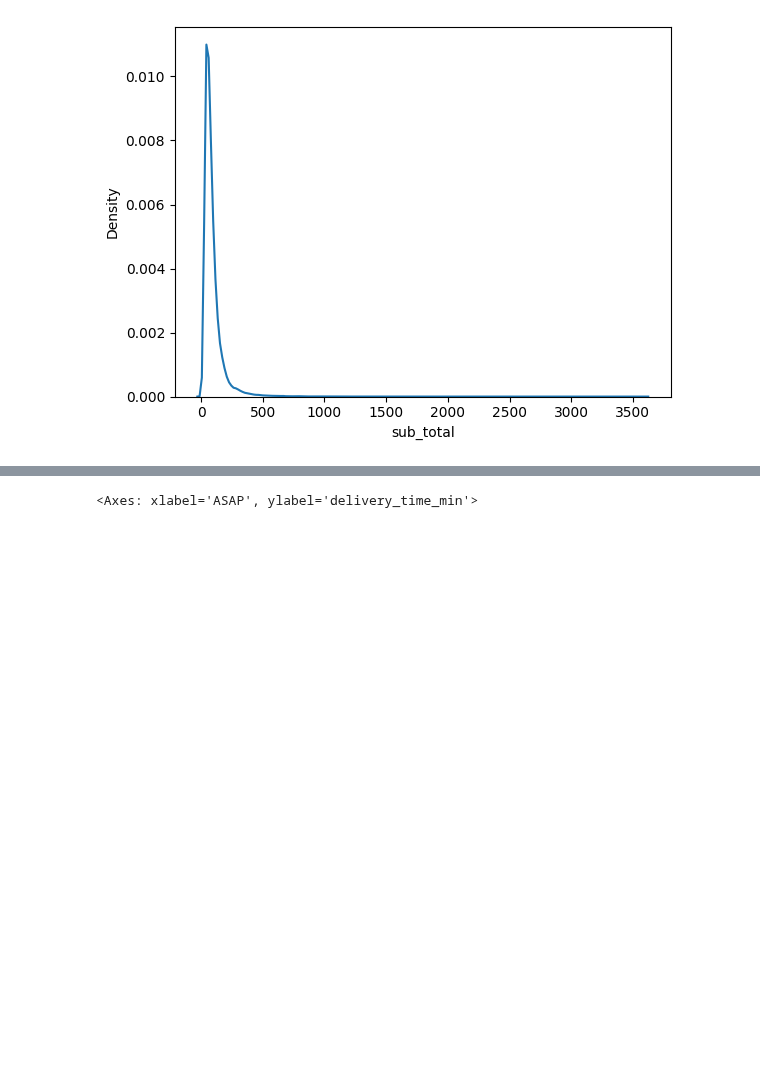
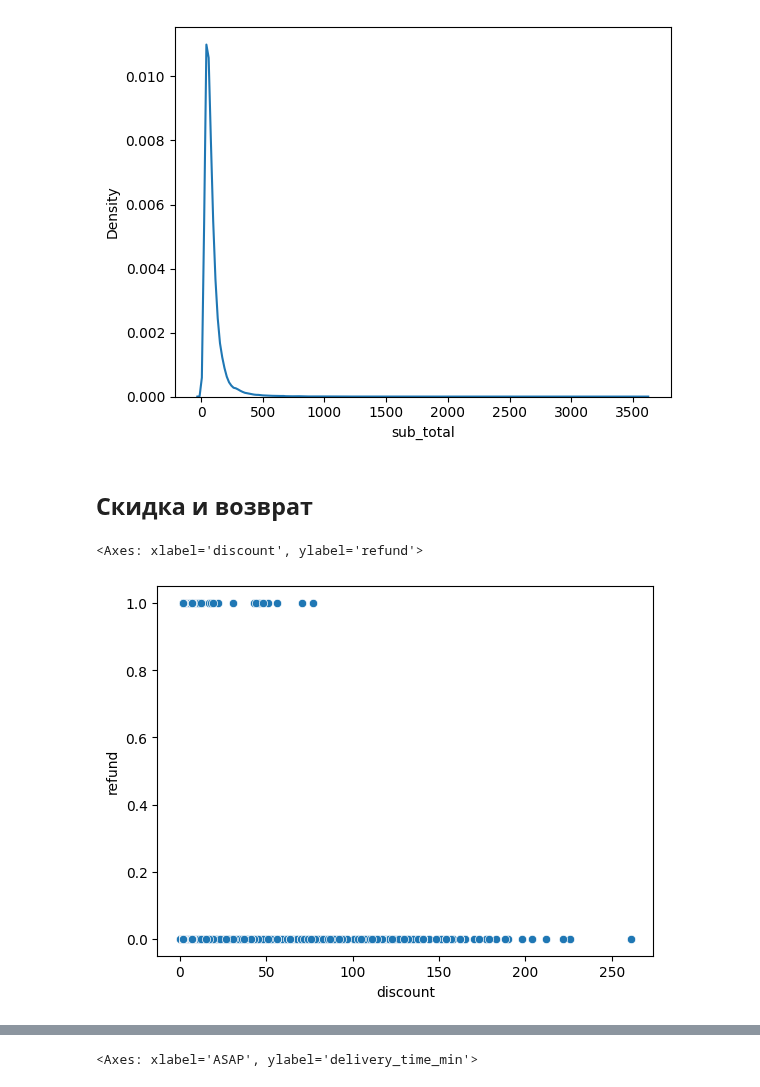
Before and after one commit to PigStep/ML-Delivery-Refund-Research, a Jupyter notebook: notebook/notebook.ipynb, the cells around one changed output, grey strips where cells are left out. Saved outputs shown, nothing was run; the diff lists cells and outputs as text; code cells hidden in the pictures; blank space fills up the shorter version.

```diff
--- a/notebook/notebook.ipynb
+++ b/notebook/notebook.ipynb
@@ -195,3 +223,10 @@ sns.kdeplot(delivery_data,x="sub_total")
 # %% [output]
 <Axes: xlabel='sub_total', ylabel='Density'>
 [figure]
+# %% [markdown]
+## Скидка и возврат
+# %%
+sns.scatterplot(delivery_data,x= "discount",y="refund")
+# %% [output]
+<Axes: xlabel='discount', ylabel='refund'>
+[figure, added]
```
Also changed, not shown: parts of 9 cells of this notebook.
